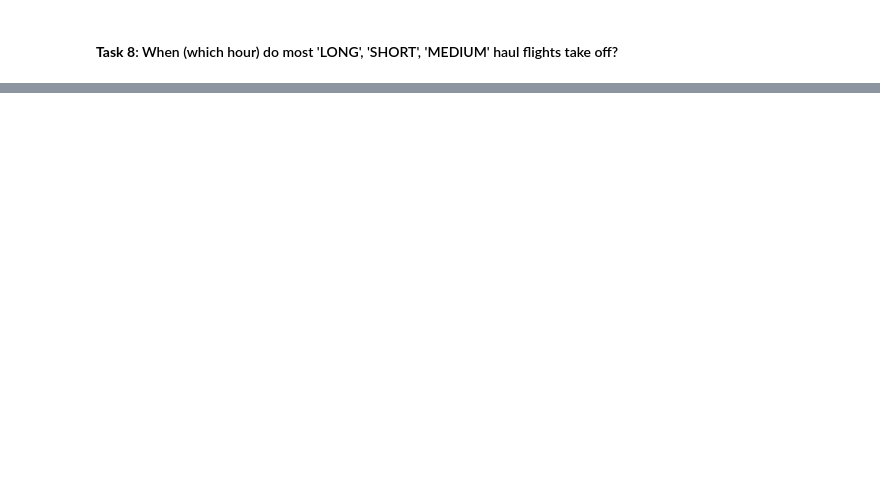
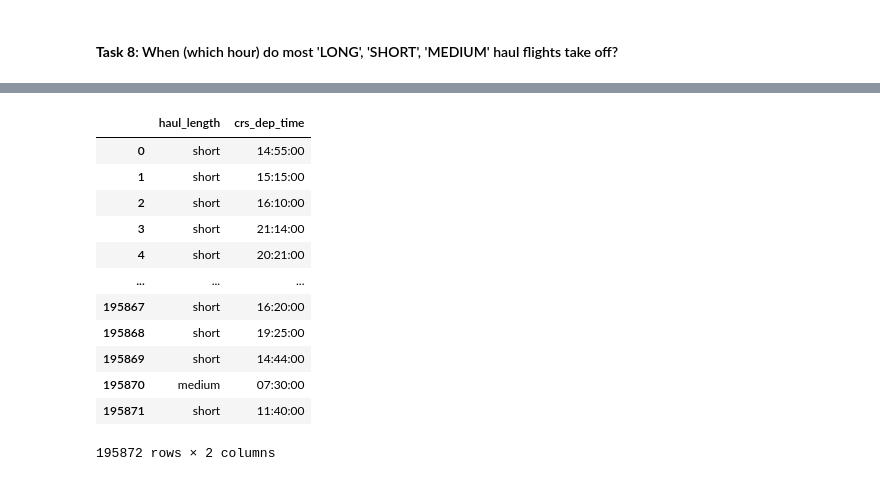
Before and after one commit to makhaildynchan/Predicting_Flight_Delays, a Jupyter notebook: workbench/3_EDA_Task_08.ipynb, the cells around one changed output, grey strips where cells are left out. Drawn from its saved outputs; the diff is of its cells as text; code cells hidden in the pictures; blank space fills up the shorter version.

```diff
--- a/workbench/3_EDA_Task_08.ipynb
+++ b/workbench/3_EDA_Task_08.ipynb
@@ -43,0 +45,13 @@ plt.title("Flights delayed in the dataset", y=1.02);
+# %%
+## Change the date format
+def convert_time_to_string(x):
+    if x == 2400:
+        return '23:59'
+
+    string = str(int(x))
+
+    if len(string) < 4:
+        for _ in range(4-len(string)):
+            string = '0' + string
+
+    return string[:2] + ':' + string[2:]
@@ -43,0 +61,17 @@ plt.title("Flights delayed in the dataset", y=1.02);
+# %%
+df_haul = df_flights.filter(['haul_length', 'crs_dep_time'], axis=1)
+df_haul
+# %% [output]
+|  | haul_length | crs_dep_time |
+| 0 | short | 14:55:00 |
+| 1 | short | 15:15:00 |
+| 2 | short | 16:10:00 |
+| 3 | short | 21:14:00 |
+| 4 | short | 20:21:00 |
+| ... | ... | ... |
+| 195867 | short | 16:20:00 |
+| 195868 | short | 19:25:00 |
+| 195869 | short | 14:44:00 |
+| 195870 | medium | 07:30:00 |
+| 195871 | short | 11:40:00 |
+195872 rows × 2 columns
```
Also changed, not shown: parts of 8 cells of this notebook, 3 other files.
